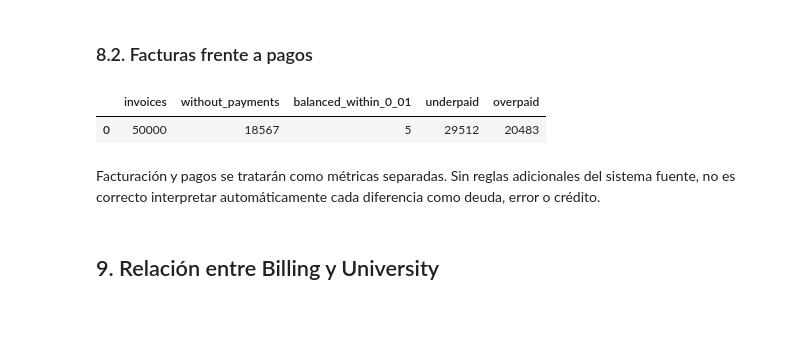
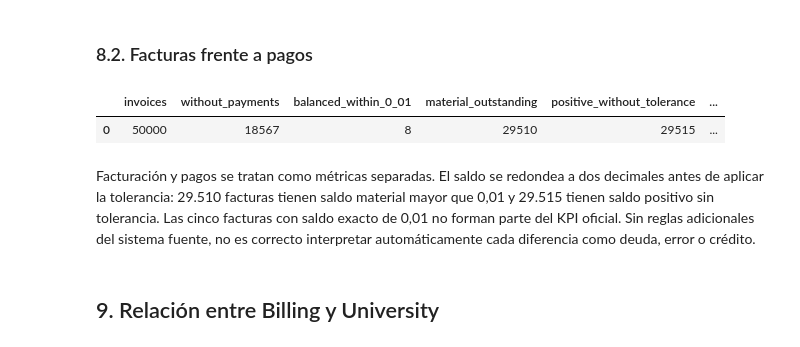
Before and after one commit to sebasx96/gotech-data-engineering-tigo, a Jupyter notebook: notebooks/01_pipeline_documentation.ipynb, the cells around one changed output. Saved outputs shown, nothing was run; the diff lists cells and outputs as text; code cells hidden in the pictures; blank space fills up the shorter version.

```diff
--- a/notebooks/01_pipeline_documentation.ipynb
+++ b/notebooks/01_pipeline_documentation.ipynb
@@ -735,40 +735,50 @@ payments = pd.read_parquet(
 payment_totals = (
     payments.groupby("invoice_id", as_index=False)["amount"]
     .sum()
     .rename(columns={"amount": "paid_total"})
 )
 
 payment_reconciliation = invoices.merge(
     payment_totals,
     on="invoice_id",
     how="left",
 )
 payment_reconciliation["has_payments"] = payment_reconciliation["paid_total"].notna()
 payment_reconciliation["paid_total"] = payment_reconciliation["paid_total"].fillna(0)
-payment_reconciliation["balance"] = (
+payment_reconciliation["raw_balance"] = (
     payment_reconciliation["total"]
     - payment_reconciliation["paid_total"]
+)
+payment_reconciliation["balance"] = (
+    payment_reconciliation["raw_balance"].round(2)
 )
 
 payment_summary = pd.DataFrame(
     [
         {
             "invoices": len(payment_reconciliation),
             "without_payments": int((~payment_reconciliation["has_payments"]).sum()),
             "balanced_within_0_01": int(
                 (payment_reconciliation["balance"].abs() <= 0.01).sum()
             ),
-            "underpaid": int((payment_reconciliation["balance"] > 0.01).sum()),
-            "overpaid": int((payment_reconciliation["balance"] < -0.01).sum()),
+            "material_outstanding": int(
+                (payment_reconciliation["balance"] > 0.01).sum()
+            ),
+            "positive_without_tolerance": int(
+                (payment_reconciliation["balance"] > 0).sum()
+            ),
+            "material_overpayment": int(
+                (payment_reconciliation["balance"] < -0.01).sum()
+            ),
         }
     ]
 )
 display(payment_summary)
 # %% [output]
-|  | invoices | without_payments | balanced_within_0_01 | underpaid | overpaid |
-| 0 | 50000 | 18567 | 5 | 29512 | 20483 |
+|  | invoices | without_payments | balanced_within_0_01 | material_outstanding | positive_without_tolerance | ... |
+| 0 | 50000 | 18567 | 8 | 29510 | 29515 | ... |
 # %% [markdown]
-Facturación y pagos se tratarán como métricas separadas. Sin reglas adicionales del sistema fuente, no es correcto interpretar automáticamente cada diferencia como deuda, error o crédito.
+Facturación y pagos se tratan como métricas separadas. El saldo se redondea a dos decimales antes de aplicar la tolerancia: 29.510 facturas tienen saldo material mayor que 0,01 y 29.515 tienen saldo positivo sin tolerancia. Las cinco facturas con saldo exacto de 0,01 no forman parte del KPI oficial. Sin reglas adicionales del sistema fuente, no es correcto interpretar automáticamente cada diferencia como deuda, error o crédito.
 # %% [markdown]
 ## 9. Relación entre Billing y University
 # %%
```
Also changed, not shown: parts of 6 cells of this notebook, 12 other files.
